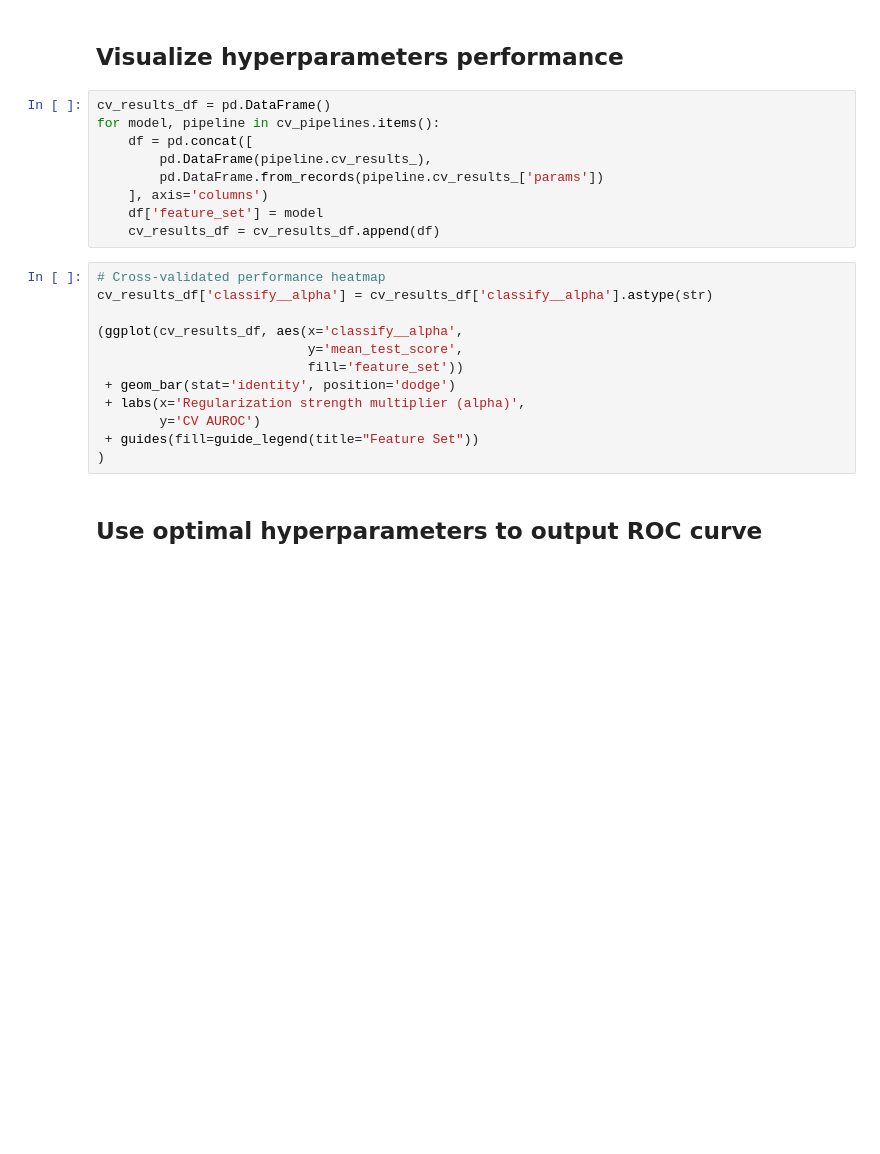
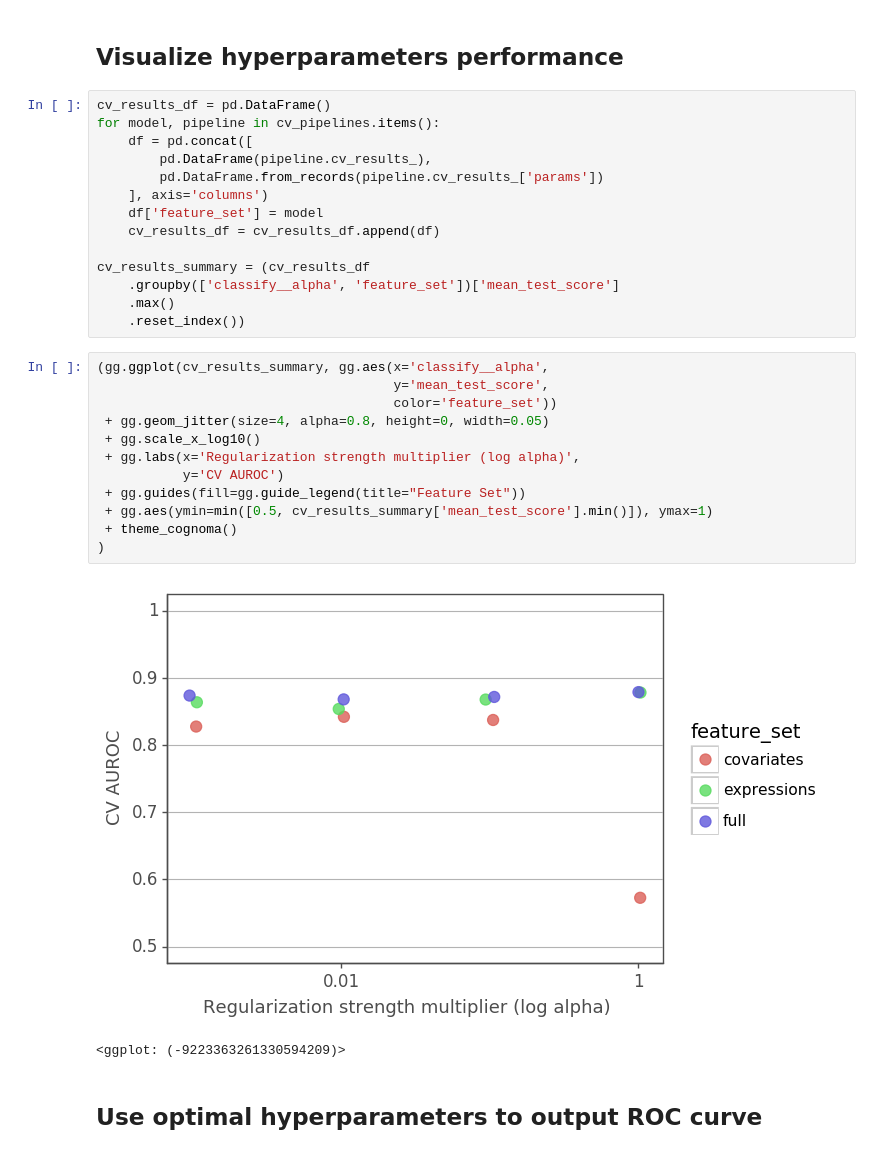
Before and after one commit to patrick-miller/machine-learning, a Jupyter notebook: 2.mutation-classifier.ipynb, the cells around one changed output. Drawn from its saved outputs; the diff is of its cells as text; blank space fills up the shorter version.

Commit message:
Add namespace, create cognoma ggplot theme, update CV plot

```diff
--- a/2.mutation-classifier.ipynb
+++ b/2.mutation-classifier.ipynb
@@ -221,18 +254,26 @@ for model, pipeline in cv_pipelines.items():
     ], axis='columns')
     df['feature_set'] = model
     cv_results_df = cv_results_df.append(df)
+
+cv_results_summary = (cv_results_df
+    .groupby(['classify__alpha', 'feature_set'])['mean_test_score']
+    .max()
+    .reset_index())
 # %%
-# Cross-validated performance heatmap
-cv_results_df['classify__alpha'] = cv_results_df['classify__alpha'].astype(str)
-
-(ggplot(cv_results_df, aes(x='classify__alpha',
-                           y='mean_test_score',
-                           fill='feature_set'))
- + geom_bar(stat='identity', position='dodge')
- + labs(x='Regularization strength multiplier (alpha)',
-        y='CV AUROC')
- + guides(fill=guide_legend(title="Feature Set"))
+(gg.ggplot(cv_results_summary, gg.aes(x='classify__alpha',
+                                      y='mean_test_score',
+                                      color='feature_set'))
+ + gg.geom_jitter(size=4, alpha=0.8, height=0, width=0.05)
+ + gg.scale_x_log10()
+ + gg.labs(x='Regularization strength multiplier (log alpha)',
+           y='CV AUROC')
+ + gg.guides(fill=gg.guide_legend(title="Feature Set"))
+ + gg.aes(ymin=min([0.5, cv_results_summary['mean_test_score'].min()]), ymax=1)
+ + theme_cognoma()
 )
+# %% [output]
+[figure, added]
+<ggplot: (-9223363261330594209)>
 # %% [markdown]
 ## Use optimal hyperparameters to output ROC curve
 # %%
```
Also changed, not shown: parts of 14 cells of this notebook, 2 other files.
